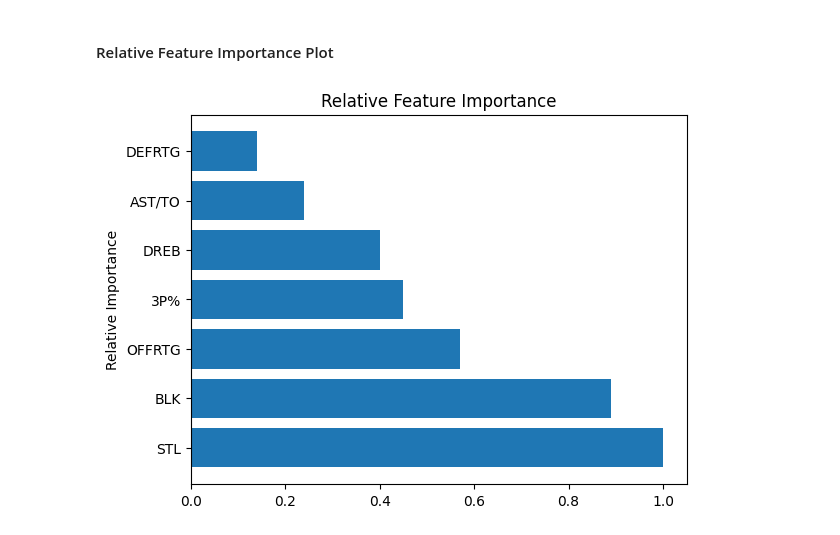
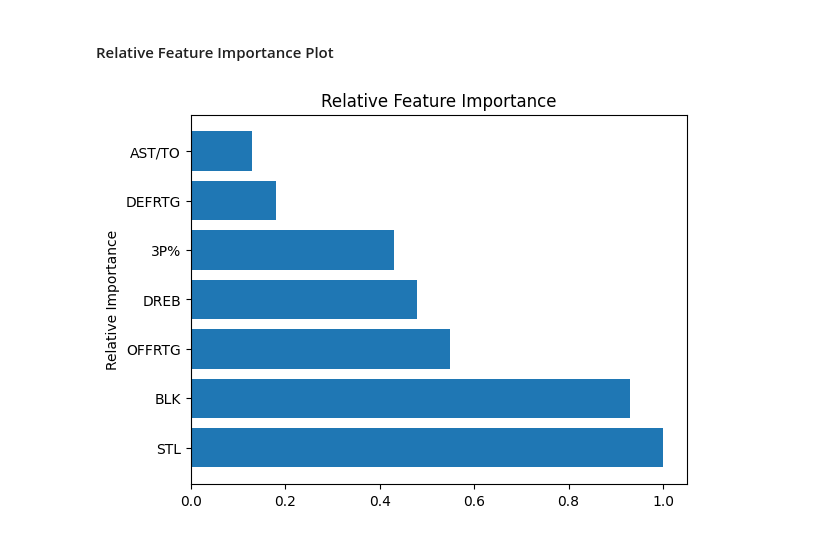
Before and after one commit to cdpeters/nba-prediction-analysis, a Jupyter notebook: machine_learning/nba_stats_ml.ipynb, the cells around one changed output. Saved outputs shown, nothing was run; the diff lists cells and outputs as text; code cells hidden in the pictures.

```diff
--- a/machine_learning/nba_stats_ml.ipynb
+++ b/machine_learning/nba_stats_ml.ipynb
@@ -402,3 +368,17 @@ Number of selected features: 7
+# %%
+# `X` contains the features and `y` contains the labels.
+X = model_stats[all_features]
+# Transform the `CHAMPION` column of model_stats using a `LabelEncoder` transformer to
+# produce the labels.
+le = LabelEncoder()
+y = le.fit_transform(model_stats["CHAMPION"])
+
+# Split the dataset into training and testing sets.
+# Stratifying the data is important since we have 6 champions and 90 non-champions (a
+# strong imbalance across the two groups).
+X_train, X_test, y_train, y_test = train_test_split(
+    X, y, test_size=0.25, random_state=1, stratify=y
+)
 # %% [markdown]
 ### Analysis: All Features
 #### Correlation Coefficient Matrix
@@ -552,3 +533,13 @@ corr_selected = model_stats[selected_features].corr()
+# %%
+# Normalize the data so that all features have the same scale.
+scaler_selected = StandardScaler()
+X_train_scaled_selected = scaler_selected.fit_transform(X_train[selected_features])
+# Convert `X_train_scaled` back into a DataFram in order to use the `corr` method
+X_train_scaled_selected = pd.DataFrame(
+    X_train_scaled_selected, columns=X_train[selected_features].columns
+)
+# Calculate the correlation matrix for all features.
+corr_selected = X_train_scaled_selected.corr()
 # %% [markdown]
 #### Heatmap
 # %%
@@ -646,7 +608,7 @@ X_train, X_test, y_train, y_test = train_test_split(
 classifier = LogisticRegression(solver="liblinear", max_iter=2000, random_state=1)
 
 # Train the model with the training data
-classifier.fit(X_train, y_train)
+classifier.fit(X_train_scaled_selected, y_train)
 # %% [output]
 LogisticRegression(max_iter=2000, random_state=1, solver='liblinear')
 # %% [markdown]
@@ -785,17 +747,17 @@ feature_importance
 # %%
 # Relative feature importance plot.
 fig, ax = plt.subplots()
 ax.barh(feature_importance.index, feature_importance["Relative Importance"])
 ax.set_title("Relative Feature Importance")
 ax.set_ylabel("Relative Importance")
 
 # Save image to file.
 fig.savefig(
-    fname=images_dir / "feature_importance.png",
-    dpi=image_dpi,
+    fname=IMAGES_DIR / "feature_importance.png",
+    dpi=IMAGE_DPI,
     bbox_inches="tight",
 )
 
 plt.show()
 # %% [output]
-[figure, old version]
+[figure, new version]
```
Also changed, not shown: parts of 43 cells of this notebook.
